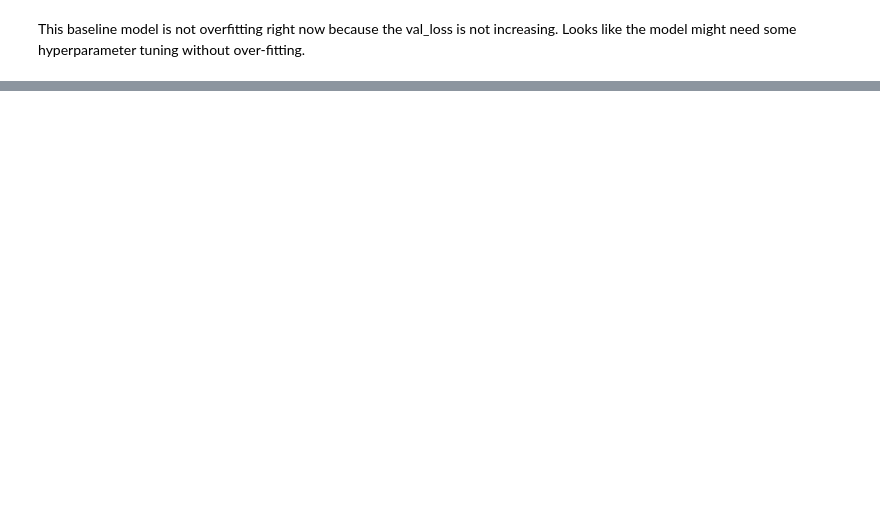
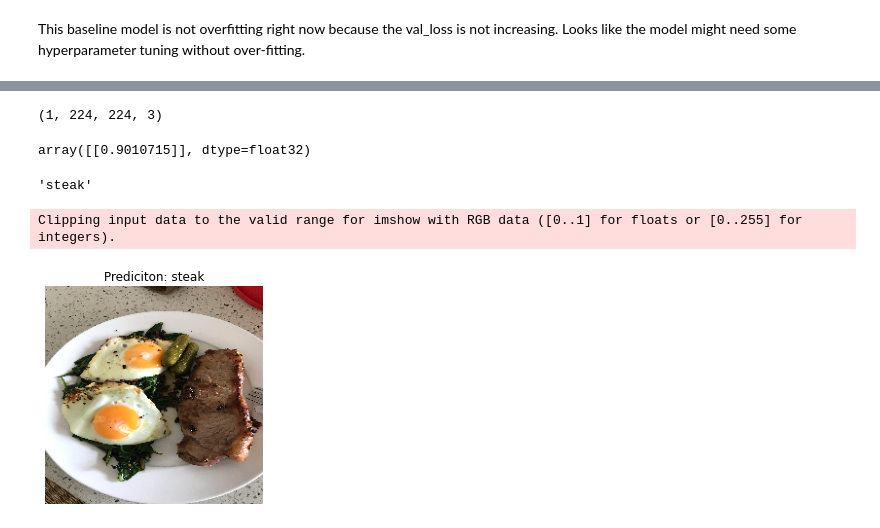
Before and after one commit to hecshzye/food-or-not-model, a Jupyter notebook: convolutional_neural_network_and_computer_vision_with_tensorflow_practice.ipynb, the cells around one changed output, grey strips where cells are left out. Saved outputs shown, nothing was run; the diff lists cells and outputs as text; code cells hidden in the pictures; blank space fills up the shorter version.

```diff
--- a/convolutional_neural_network_and_computer_vision_with_tensorflow_practice.ipynb
+++ b/convolutional_neural_network_and_computer_vision_with_tensorflow_practice.ipynb
@@ -157,0 +219,3 @@ Looks like the model might need some hyperparameter tuning without over-fitting.
+# %%
+steak = import_prep_image("03-steak.jpeg")
+steak
@@ -157,0 +240,31 @@ Looks like the model might need some hyperparameter tuning without over-fitting.
+# %%
+steak = tf.expand_dims(steak, axis=0)
+print(steak.shape)
+# %% [output]
+(1, 224, 224, 3)
+# %%
+pred = model_1.predict(steak)
+pred
+# %% [output]
+array([[0.9010715]], dtype=float32)
+# %%
+pred_class = class_names[int(tf.round(pred)[0][0])]
+pred_class
+# %% [output]
+'steak'
+# %%
+# Function to predict
+
+def pred_plot(model, filename, class_names):
+  img = import_prep_image(filename)
+  pred = model.predict(tf.expand_dims(img, axis=0))
+  pred_class = class_names[int(tf.round(pred)[0][0])]
+
+  plt.imshow(img)
+  plt.title(f"Prediciton: {pred_class}")
+  plt.axis(False);
+# %%
+pred_plot(model_1, "03-steak.jpeg", class_names);
+# %% [output]
+Clipping input data to the valid range for imshow with RGB data ([0..1] for floats or [0..255] for integers).
+[figure, added]
```
Also changed, not shown: parts of 16 cells of this notebook.
